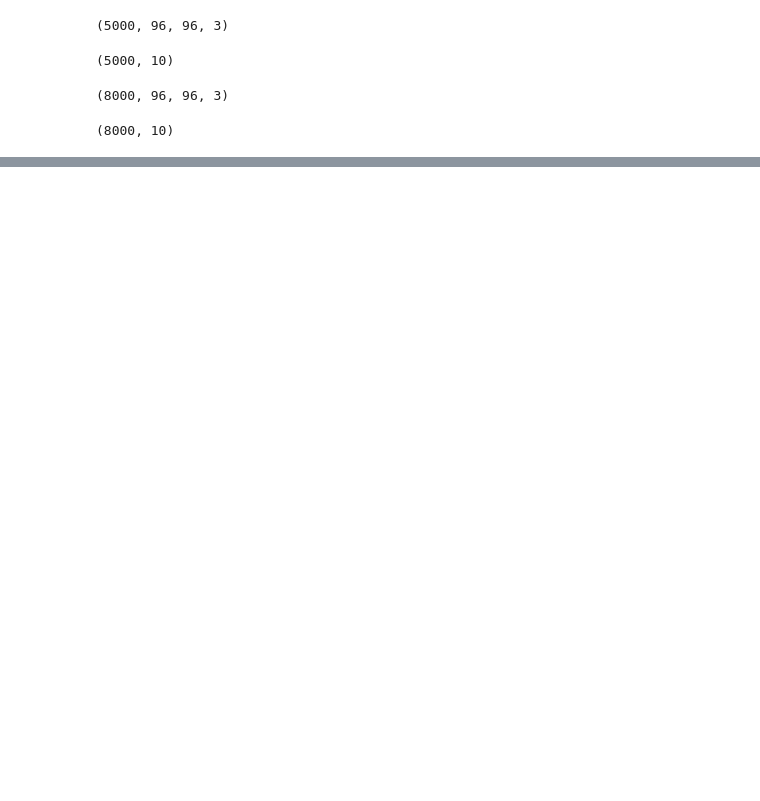
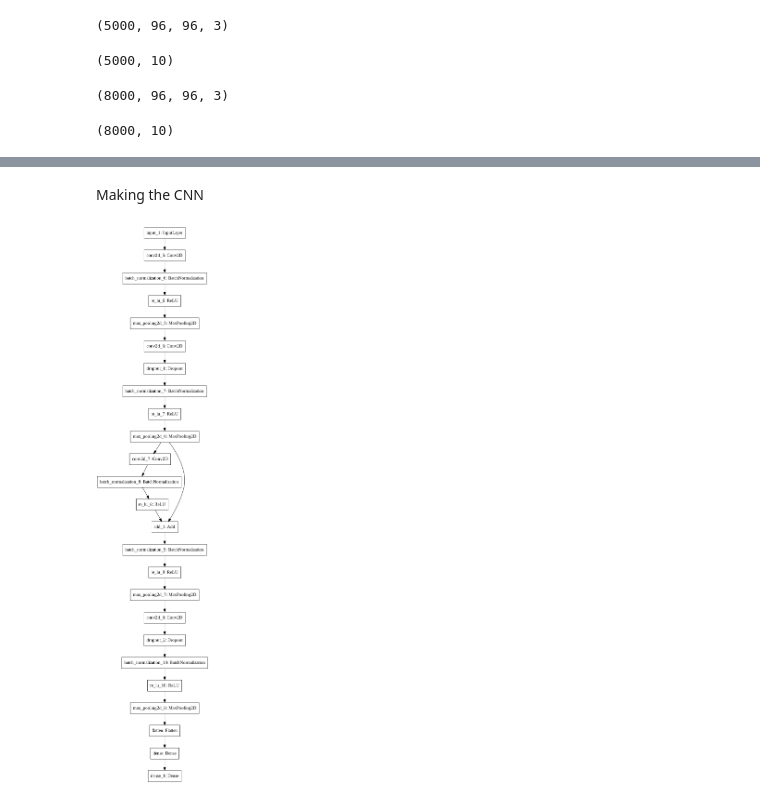
Before and after one commit to amitav710/SAiDl, a Jupyter notebook: supervised.ipynb, the cells around one changed output, grey strips where cells are left out. Cells and saved outputs as stored; diff of their text form; code cells hidden in the pictures; blank space fills up the shorter version.

```diff
--- a/supervised.ipynb
+++ b/supervised.ipynb
@@ -117,2 +128,75 @@ plot_model(cnn)
+# %% [markdown]
+Making the CNN
+# %%
+shape=(96,96,3)
+input=layers.Input(shape)
+
+x = (Conv2D(96, (3, 3), strides=1,padding="same"))(input)
+x = (BatchNormalization(epsilon=1e-5, momentum=0.01))(x)
+x = (ReLU())(x)
+x = (MaxPool2D((2, 2), strides=2))(x)
+
+x = (Conv2D(96, (3, 3), strides=1,padding="same"))(input)
+x = (BatchNormalization(epsilon=1e-5, momentum=0.01))(x)
+x = (ReLU())(x)
+x = (MaxPool2D((2, 2), strides=2))(x)
+
+x = (Conv2D(64, (3, 3), strides=1, activation="relu",bias_regularizer=regularizers.l1(0.00005),padding="same"))(x)
+x=(Dropout(0.2))(x)
+x = (BatchNormalization(epsilon=1e-5, momentum=0.01))(x)
+x = (ReLU())(x)
+x = (MaxPool2D((2, 2), strides=2))(x)
+
+#residual layer
+x_copy1=x
+x = (Conv2D(64, (3, 3), strides=1, activation="relu",bias_regularizer=regularizers.l1(0.00005),padding="same"))(x)
+x = (BatchNormalization(epsilon=1e-5, momentum=0.01))(x)
+x = (ReLU())(x)
+x_copy2=x
+x = Add()([x_copy1,x_copy2])
+x = (BatchNormalization(epsilon=1e-5, momentum=0.01))(x)
+x = (ReLU())(x)
+x = (MaxPool2D((2, 2), strides=2))(x)
+
+x = (Conv2D(96, (3, 3), strides=1,padding="same"))(input)
+x = (BatchNormalization(epsilon=1e-5, momentum=0.01))(x)
+x = (ReLU())(x)
+x = (MaxPool2D((2, 2), strides=2))(x)
+
+x = (Conv2D(96, (3, 3), strides=1,padding="same"))(input)
+x = (BatchNormalization(epsilon=1e-5, momentum=0.01))(x)
+x = (ReLU())(x)
+x = (MaxPool2D((2, 2), strides=2))(x)
+
+x = (Conv2D(64, (3, 3), strides=1, activation="relu",bias_regularizer=regularizers.l1(0.00005),padding="same"))(x)
+x = (Dropout(0.2))(x)
+x = (BatchNormalization(epsilon=1e-5, momentum=0.01))(x)
+x = (ReLU())(x)
+x = (MaxPool2D((2, 2), strides=2))(x)
+
+#residual layer
+x_copy3=x
+x = (Conv2D(64, (3, 3), strides=1, activation="relu",bias_regularizer=regularizers.l1(0.00005),padding="same"))(x)
+x = (BatchNormalization(epsilon=1e-5, momentum=0.01))(x)
+x = (ReLU())(x)
+x_copy4=x
+x = Add()([x_copy3,x_copy4])
+x = (BatchNormalization(epsilon=1e-5, momentum=0.01))(x)
+x = (ReLU())(x)
+x = (MaxPool2D((2, 2), strides=2))(x)
+
+x = (Conv2D(64, (3, 3), strides=1, activation="relu",bias_regularizer=regularizers.l1(0.00005),padding="same"))(x)
+x = (Dropout(0.2))(x)
+x = (BatchNormalization(epsilon=1e-5, momentum=0.01))(x)
+x = (ReLU())(x)
+x = (MaxPool2D((2, 2), strides=2))(x)
+x = (Flatten())(x)
+x = (Dense(128, activation = 'relu'))(x)
+output = (Dense(units=10,activation = 'softmax'))(x)
+
+cnn = tf.keras.Model(inputs=input, outputs=output)
+plot_model(cnn)
+# %% [output]
+[figure, added]
 # %%
 stop = EarlyStopping(patience=25)
```
Also changed, not shown: parts of 21 cells of this notebook.
